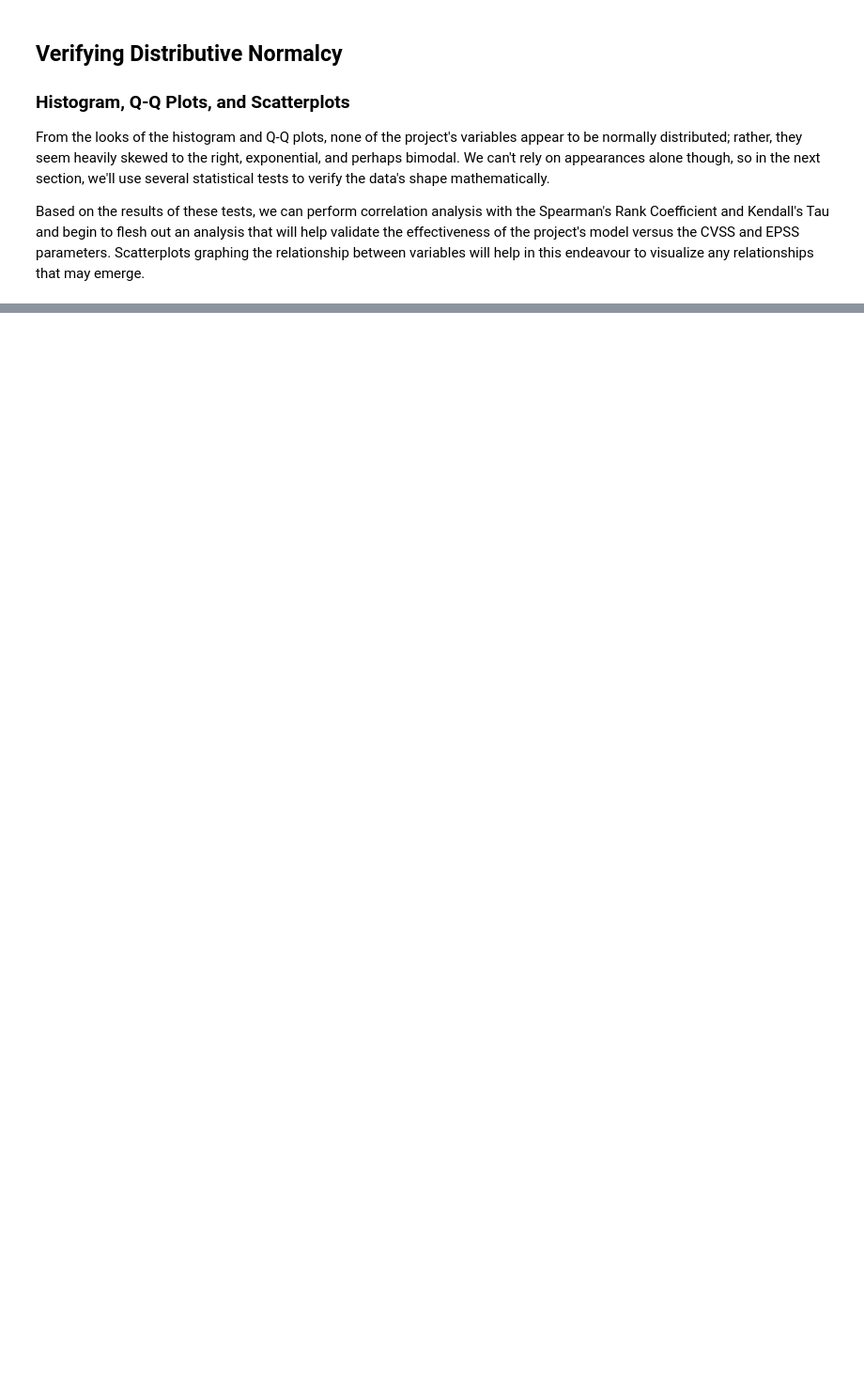
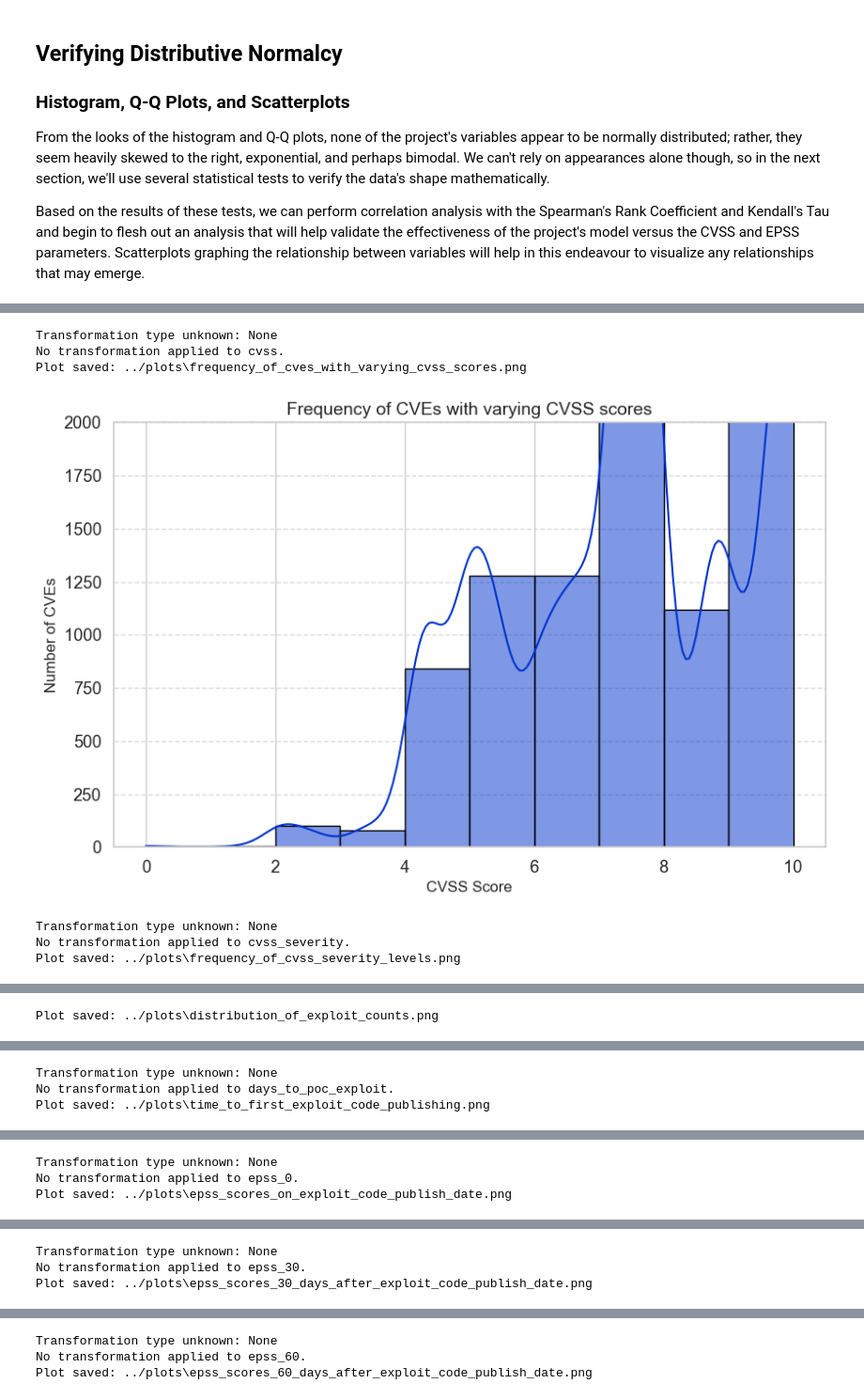
Before and after one commit to JBrocklyAnderson/practice-project, a Jupyter notebook: notebooks/eda.ipynb, the cells around one changed output, grey strips where cells are left out. Shown at 94% size. Cells and saved outputs as stored; diff of their text form; code cells hidden in the pictures; blank space fills up the shorter version.

```diff
--- a/notebooks/eda.ipynb
+++ b/notebooks/eda.ipynb
@@ -151,6 +240,6 @@ memory usage: 1.6 MB
 # %%
 # Load Plotter
-plotter = Plotter(figsize=(4, 3), save_fig=True)
+plotter = Plotter(figsize=(10, 6), save_fig=True)
 
 # Plot histograms
 plotter.plot_histogram(
@@ -159,19 +248,29 @@ plotter.plot_histogram(
     title='Frequency of CVEs with varying CVSS scores',
     xlabel='CVSS Score',
     ylabel='Number of CVEs',
-    bins=50,
+    bins=np.arange(0, df['cvss'].max() + 1, 1),
     alpha=0.5,
     ylim=(0, 2000)
 )
+
+# Define xlabels for severity
+xlabels = ['NONE', 'LOW', 'MEDIUM', 'HIGH', 'CRITICAL']
+
+# Alphabetically reorder severity categories
+df['cvss_severity'] = pd.Categorical(df['cvss_severity'], categories=xlabels, ordered=True)
+
 plotter.plot_histogram(
     df=df[df['cvss_severity'] != 'UNKNOWN'],
     column='cvss_severity',
     title='Frequency of CVSS Severity Levels',
     xlabel='CVSS Severity',
     ylabel='Number of CVEs',
-    bins=5,
+    bins=10,
     alpha=0.5,
-    ylim=(0, 5000)
+    ylim=(0, 5000),
+    discrete=True,
+    kde=False,
+    xlabels=xlabels
 )
 plotter.plot_histogram(
     df,
@@ -179,11 +278,13 @@ plotter.plot_histogram(
     title='Distribution of Exploit Counts',
     xlabel='Exploit Count',
     ylabel='Number of CVEs',
-    bins=10,
+    bins=np.arange(0, df['exploit_count'].max() + 1, 1) - 0.5,
     alpha=0.5,
     xlim=(0, 10),
     ylim=(0, 5000),
     transform='log',
+    discrete=True,
+    kde=False
 )
 plotter.plot_histogram(
     df,
@@ -193,38 +294,46 @@ plotter.plot_histogram(
     ylabel='Number of CVEs',
     bins=100,
     alpha=0.5,
     xlim=(-500, 3000)
 )
 plotter.plot_histogram(
     df,
     column='epss_0',
-    title='Histogram of EPSS Scores on Exploit Code Publish Date',
+    title='EPSS Scores on Exploit Code Publish Date',
     xlabel='EPSS Score',
     ylabel='Number of CVEs',
     bins=100,
     alpha=0.5,
     xlim=(0.001, 1.000),
-    ylim=(0, 200)
+    # ylim=(0, 200)
 )
 plotter.plot_histogram(
     df,
-    column='epss_0',
-    title='Histogram of EPSS Scores 30 Days After Exploit Code Publish Date',
+    column='epss_30',
+    title='EPSS Scores 30 Days After Exploit Code Publish Date',
     xlabel='EPSS Score',
     ylabel='Number of CVEs',
     bins=100,
     alpha=0.5,
     xlim=(0.001, 1.000),
-    ylim=(0, 200)
+    # ylim=(0, 200)
 )
 plotter.plot_histogram(
     df,
-    column='epss_0',
-    title='Histogram of EPSS Scores 60 Days After on Exploit Code Publish Date',
+    column='epss_60',
+    title='EPSS Scores 60 Days After Exploit Code Publish Date',
     xlabel='EPSS Score',
     ylabel='Number of CVEs',
     bins=100,
     alpha=0.5,
     xlim=(0.001, 1.000),
-    ylim=(0, 200)
+    # ylim=(0, 200)
 )
+# %% [output]
+Transformation type unknown: None
+No transformation applied to cvss.
+Plot saved: ../plots\frequency_of_cves_with_varying_cvss_scores.png
+[figure, added]
+Transformation type unknown: None
+No transformation applied to cvss_severity.
+Plot saved: ../plots\frequency_of_cvss_severity_levels.png
@@ -230,0 +341 @@ plotter.plot_histogram(
+Plot saved: ../plots\distribution_of_exploit_counts.png
@@ -230,0 +343,3 @@ plotter.plot_histogram(
+Transformation type unknown: None
+No transformation applied to days_to_poc_exploit.
+Plot saved: ../plots\time_to_first_exploit_code_publishing.png
@@ -230,0 +347,3 @@ plotter.plot_histogram(
+Transformation type unknown: None
+No transformation applied to epss_0.
+Plot saved: ../plots\epss_scores_on_exploit_code_publish_date.png
@@ -230,0 +351,3 @@ plotter.plot_histogram(
+Transformation type unknown: None
+No transformation applied to epss_30.
+Plot saved: ../plots\epss_scores_30_days_after_exploit_code_publish_date.png
@@ -230,0 +355,3 @@ plotter.plot_histogram(
+Transformation type unknown: None
+No transformation applied to epss_60.
+Plot saved: ../plots\epss_scores_60_days_after_exploit_code_publish_date.png
```
Also changed, not shown: parts of 31 cells of this notebook, 20 other files.
